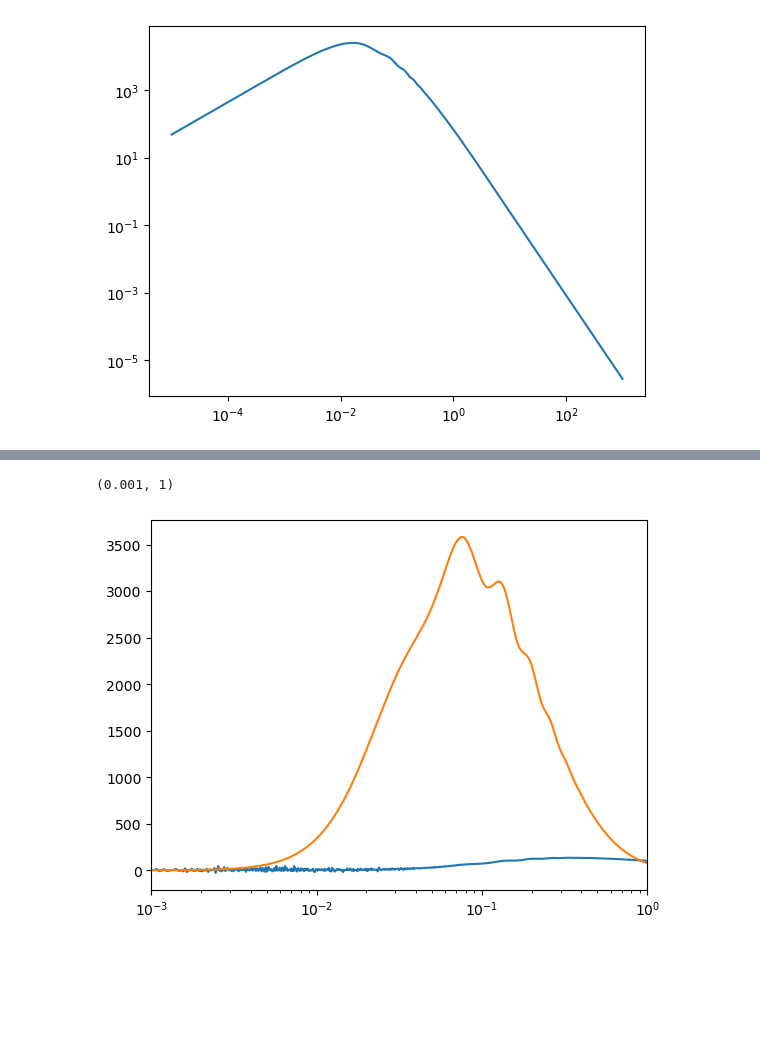
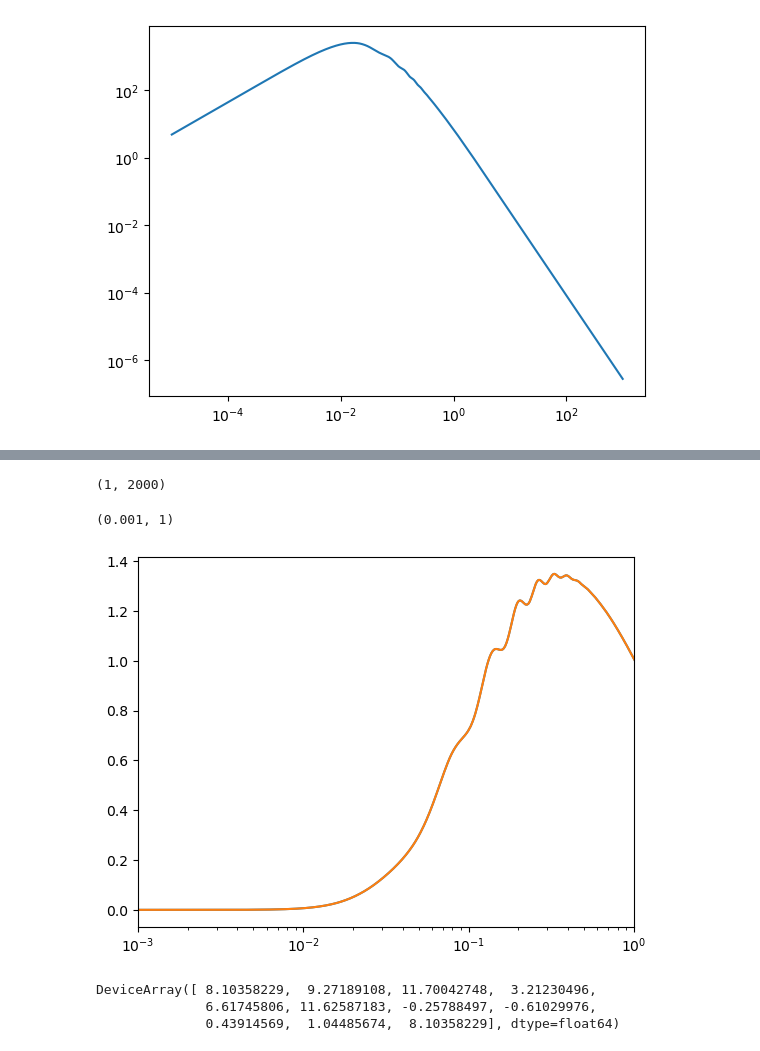
Before and after one commit to sfschen/JAXZeNBu, a Jupyter notebook: sandbox.ipynb, the cells around one changed output, grey strips where cells are left out. Saved outputs shown, nothing was run; the diff lists cells and outputs as text; code cells hidden in the pictures; blank space fills up the shorter version.

```diff
--- a/sandbox.ipynb
+++ b/sandbox.ipynb
@@ -5,5 +12,7 @@ from matplotlib import pyplot as plt
 # %%
-klin, plin = np.loadtxt('Pk_Planck15_Table4.txt', unpack=True)
+klin, plin = np.loadtxt('Pk_Planck15_Table4.txt', unpack=True);
+
+plin *= 0.1
 # %%
 from Utils.loginterp_jax import loginterp_jax
 
@@ -30,12 +55,16 @@ plt.xlim(0,200)
+# %%
+xi0.shape
+# %% [output]
+(1, 2000)
 # %%
 from Utils.qfuncfft_jax import QFuncFFT_JAX
 # %%
 qfunc = QFuncFFT_JAX(kint, pint * np.exp(-(kint/10)**2))
 # %%
-plt.semilogx(qfunc.k, qfunc.k*qfunc.Rb3*qfunc.p)
-plt.semilogx(qfunc.k, 3/7**qfunc.k*qfunc.R1)
+plt.semilogx(qfunc.k, qfunc.k*qfunc.Rb3)
+plt.semilogx(qfunc.k, 4/7*qfunc.k*qfunc.R1)
 
 plt.xlim(1e-3,1)
 # %% [output]
 (0.001, 1)
-[figure, old version]
+[figure, new version]
@@ -41,0 +75,6 @@ plt.xlim(1e-3,1)
+# %%
+modPT.p_integrals(1.0)
+# %% [output]
+DeviceArray([ 8.10358229,  9.27189108, 11.70042748,  3.21230496,
+              6.61745806, 11.62587183, -0.25788497, -0.61029976,
+              0.43914569,  1.04485674,  8.10358229], dtype=float64)
```
Also changed, not shown: parts of 11 cells of this notebook, 1 other file.
